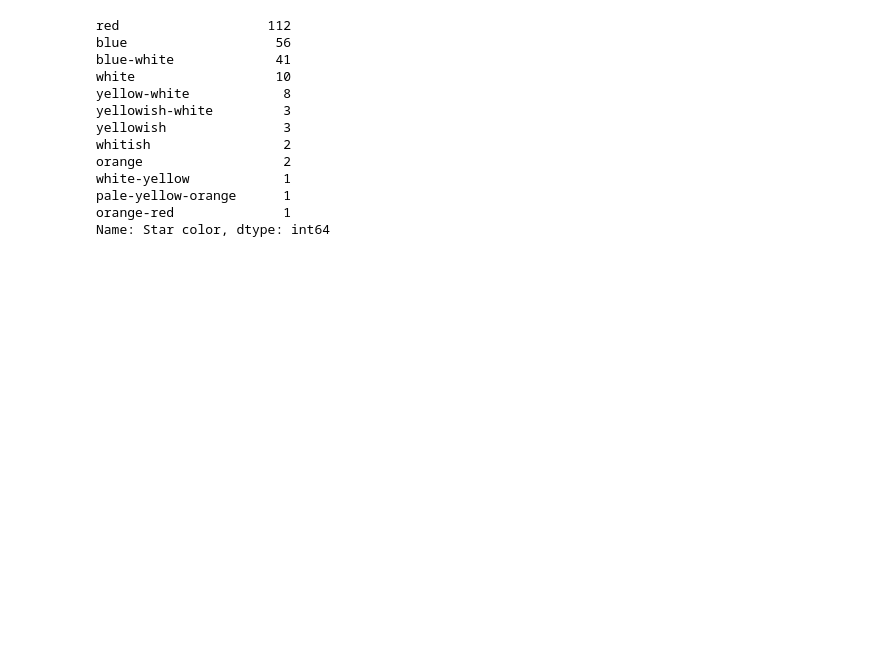
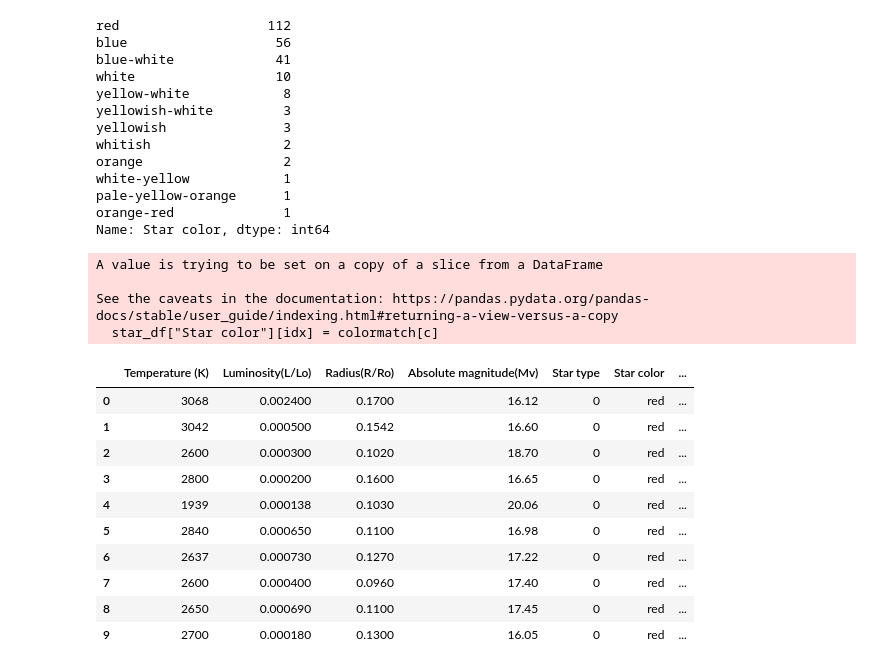
Before and after one commit to Kcorb0/star-study, a Jupyter notebook: star_study.ipynb, the cells around one changed output. Drawn from its saved outputs; the diff is of its cells as text; code cells hidden in the pictures; blank space fills up the shorter version.

```diff
--- a/star_study.ipynb
+++ b/star_study.ipynb
@@ -132,3 +132,38 @@ white-yellow            1
 pale-yellow-orange      1
 orange-red              1
 Name: Star color, dtype: int64
+# %%
+colormatch = {"red": "red",
+            "blue": "blue",
+            "blue-white": "powderblue",
+            "white": "lightgrey",
+            "yellow-white": "lightyellow",
+            "yellowish-white": "lightyellow",
+            "yellowish": "yellow",
+            "white-yellow": "lightyellow",
+            "whitish": "lightcyan",
+            "orange": "orange",
+            "orange-red": "orangered",
+            "pale-yellow-orange": "gold"}
+
+for idx, c in enumerate(star_df["Star color"]):
+    star_df["Star color"][idx] = colormatch[c]
+# %% [output]
+A value is trying to be set on a copy of a slice from a DataFrame
+
+See the caveats in the documentation: https://pandas.pydata.org/pandas-docs/stable/user_guide/indexing.html#returning-a-view-versus-a-copy
+  star_df["Star color"][idx] = colormatch[c]
+# %%
+star_df.head(10)
+# %% [output]
+|  | Temperature (K) | Luminosity(L/Lo) | Radius(R/Ro) | Absolute magnitude(Mv) | Star type | Star color | ... |
+| 0 | 3068 | 0.002400 | 0.1700 | 16.12 | 0 | red | ... |
+| 1 | 3042 | 0.000500 | 0.1542 | 16.60 | 0 | red | ... |
+| 2 | 2600 | 0.000300 | 0.1020 | 18.70 | 0 | red | ... |
+| 3 | 2800 | 0.000200 | 0.1600 | 16.65 | 0 | red | ... |
+| 4 | 1939 | 0.000138 | 0.1030 | 20.06 | 0 | red | ... |
+| 5 | 2840 | 0.000650 | 0.1100 | 16.98 | 0 | red | ... |
+| 6 | 2637 | 0.000730 | 0.1270 | 17.22 | 0 | red | ... |
+| 7 | 2600 | 0.000400 | 0.0960 | 17.40 | 0 | red | ... |
+| 8 | 2650 | 0.000690 | 0.1100 | 17.45 | 0 | red | ... |
+| 9 | 2700 | 0.000180 | 0.1300 | 16.05 | 0 | red | ... |
```
Also changed, not shown: parts of 2 cells of this notebook.
